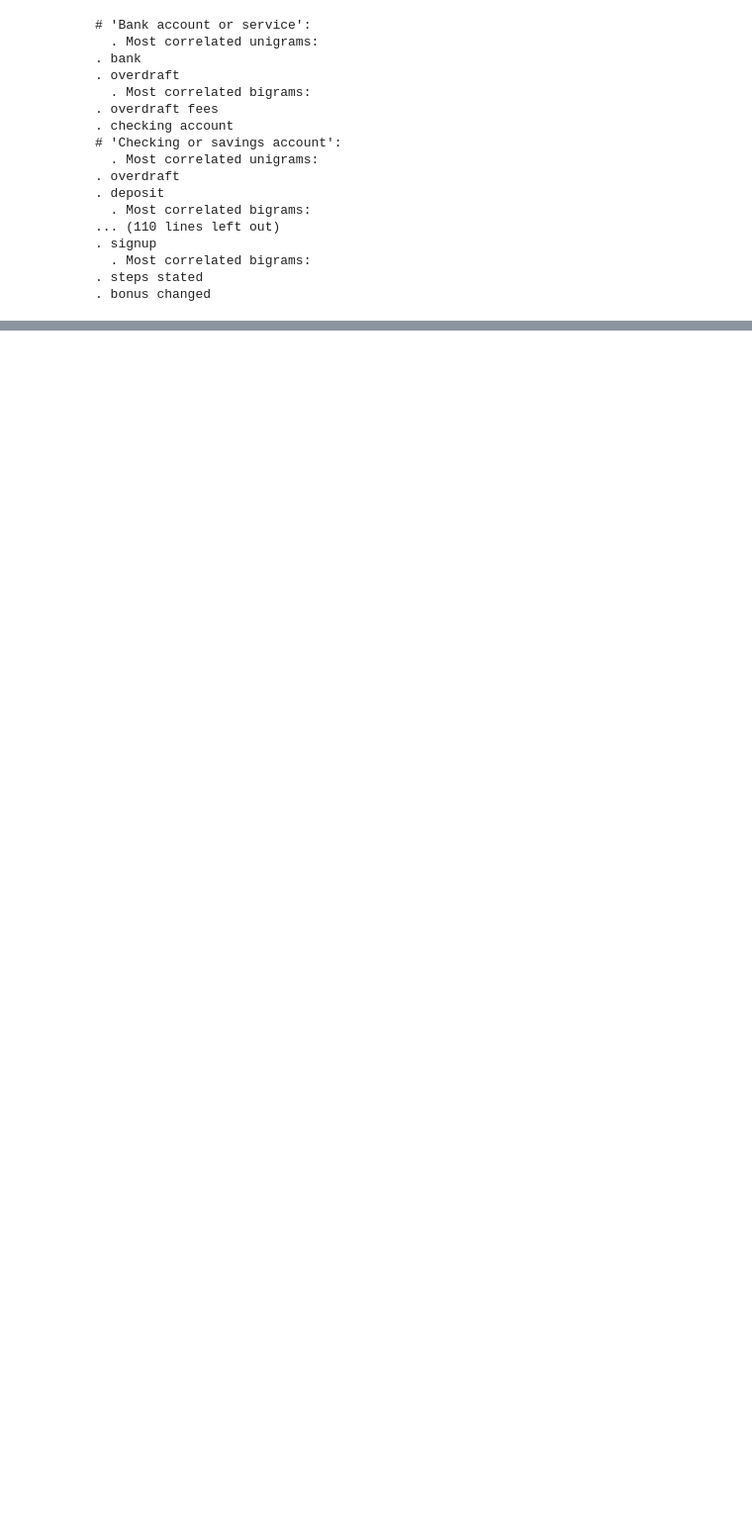
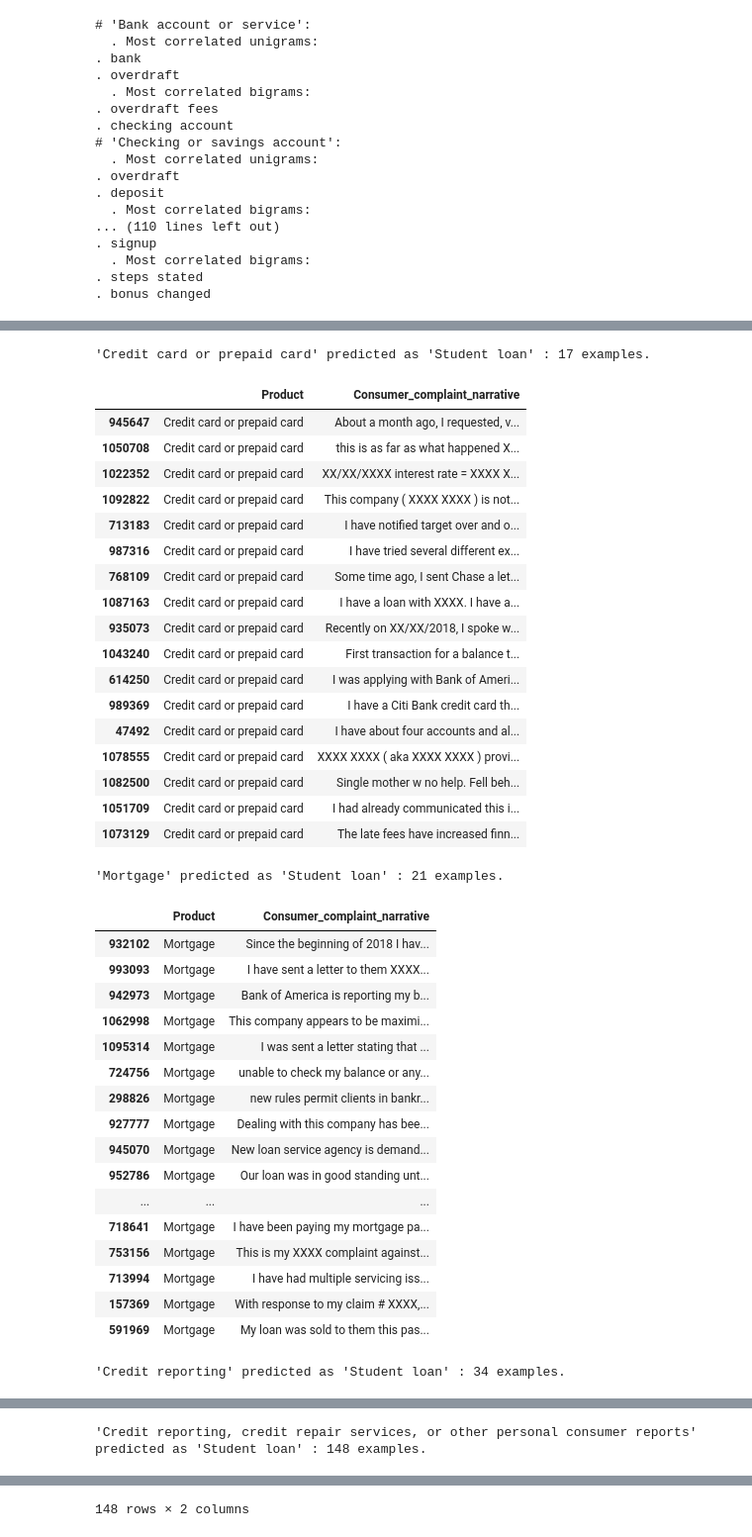
Before and after one commit to tongzm/ml-python, a Jupyter notebook: 文本分类.ipynb, the cells around one changed output, grey strips where cells are left out. Shown at 99% size. Drawn from its saved outputs; the diff is of its cells as text; code cells hidden in the pictures; blank space fills up the shorter version.

```diff
--- a/文本分类.ipynb
+++ b/文本分类.ipynb
@@ -120,0 +194,47 @@ for Product, category_id in sorted(category_to_id.items()):
+# %%
+from IPython.display import display
+for predicted in category_id_df.category_id:
+  for actual in category_id_df.category_id:
+    if predicted != actual and conf_mat[actual, predicted] >= 10:
+      print("'{}' predicted as '{}' : {} examples.".format(id_to_category[actual], id_to_category[predicted], conf_mat[actual, predicted]))
+      display(df.loc[indices_test[(y_test == actual) & (y_pred == predicted)]][['Product', 'Consumer_complaint_narrative']])
+      print('')
+# %% [output]
+'Credit card or prepaid card' predicted as 'Student loan' : 17 examples.
+|  | Product | Consumer_complaint_narrative |
+| 945647 | Credit card or prepaid card | About a month ago, I requested, v... |
+| 1050708 | Credit card or prepaid card | this is as far as what happened X... |
+| 1022352 | Credit card or prepaid card | XX/XX/XXXX interest rate = XXXX X... |
+| 1092822 | Credit card or prepaid card | This company ( XXXX XXXX ) is not... |
+| 713183 | Credit card or prepaid card | I have notified target over and o... |
+| 987316 | Credit card or prepaid card | I have tried several different ex... |
+| 768109 | Credit card or prepaid card | Some time ago, I sent Chase a let... |
+| 1087163 | Credit card or prepaid card | I have a loan with XXXX. I have a... |
+| 935073 | Credit card or prepaid card | Recently on XX/XX/2018, I spoke w... |
+| 1043240 | Credit card or prepaid card | First transaction for a balance t... |
+| 614250 | Credit card or prepaid card | I was applying with Bank of Ameri... |
+| 989369 | Credit card or prepaid card | I have a Citi Bank credit card th... |
+| 47492 | Credit card or prepaid card | I have about four accounts and al... |
+| 1078555 | Credit card or prepaid card | XXXX XXXX ( aka XXXX XXXX ) provi... |
+| 1082500 | Credit card or prepaid card | Single mother w no help. Fell beh... |
+| 1051709 | Credit card or prepaid card | I had already communicated this i... |
+| 1073129 | Credit card or prepaid card | The late fees have increased finn... |
+'Mortgage' predicted as 'Student loan' : 21 examples.
+|  | Product | Consumer_complaint_narrative |
+| 932102 | Mortgage | Since the beginning of 2018 I hav... |
+| 993093 | Mortgage | I have sent a letter to them XXXX... |
+| 942973 | Mortgage | Bank of America is reporting my b... |
+| 1062998 | Mortgage | This company appears to be maximi... |
+| 1095314 | Mortgage | I was sent a letter stating that ... |
+| 724756 | Mortgage | unable to check my balance or any... |
+| 298826 | Mortgage | new rules permit clients in bankr... |
+| 927777 | Mortgage | Dealing with this company has bee... |
+| 945070 | Mortgage | New loan service agency is demand... |
+| 952786 | Mortgage | Our loan was in good standing unt... |
+| ... | ... | ... |
+| 718641 | Mortgage | I have been paying my mortgage pa... |
+| 753156 | Mortgage | This is my XXXX complaint against... |
+| 713994 | Mortgage | I have had multiple servicing iss... |
+| 157369 | Mortgage | With response to my claim # XXXX,... |
+| 591969 | Mortgage | My loan was sold to them this pas... |
+'Credit reporting' predicted as 'Student loan' : 34 examples.
@@ -120,0 +258 @@ for Product, category_id in sorted(category_to_id.items()):
+'Credit reporting, credit repair services, or other personal consumer reports' predicted as 'Student loan' : 148 examples.
@@ -120,0 +276 @@ for Product, category_id in sorted(category_to_id.items()):
+148 rows × 2 columns
```
Also changed, not shown: parts of 13 cells of this notebook.
